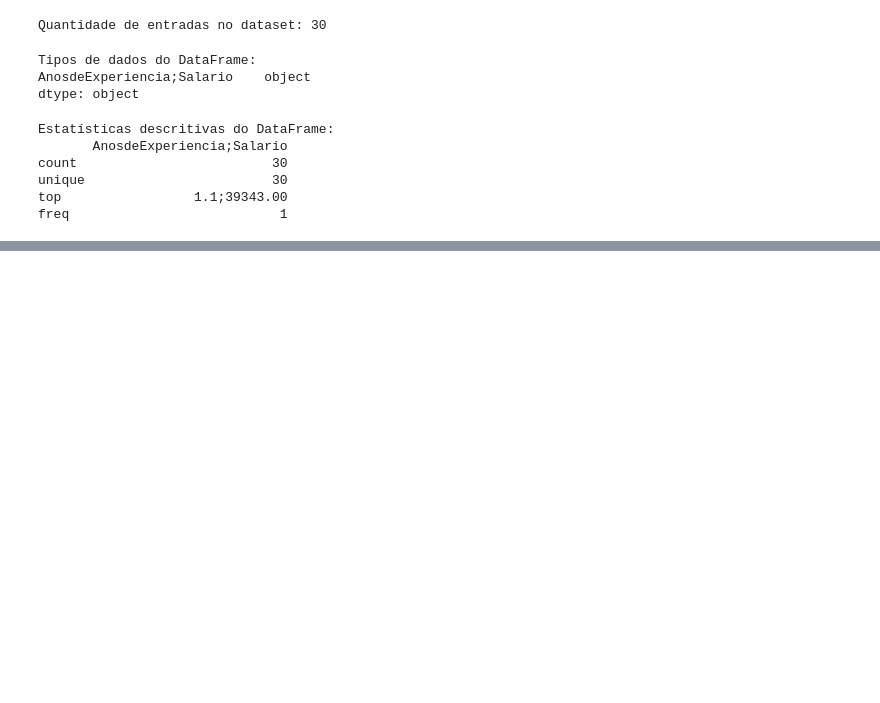
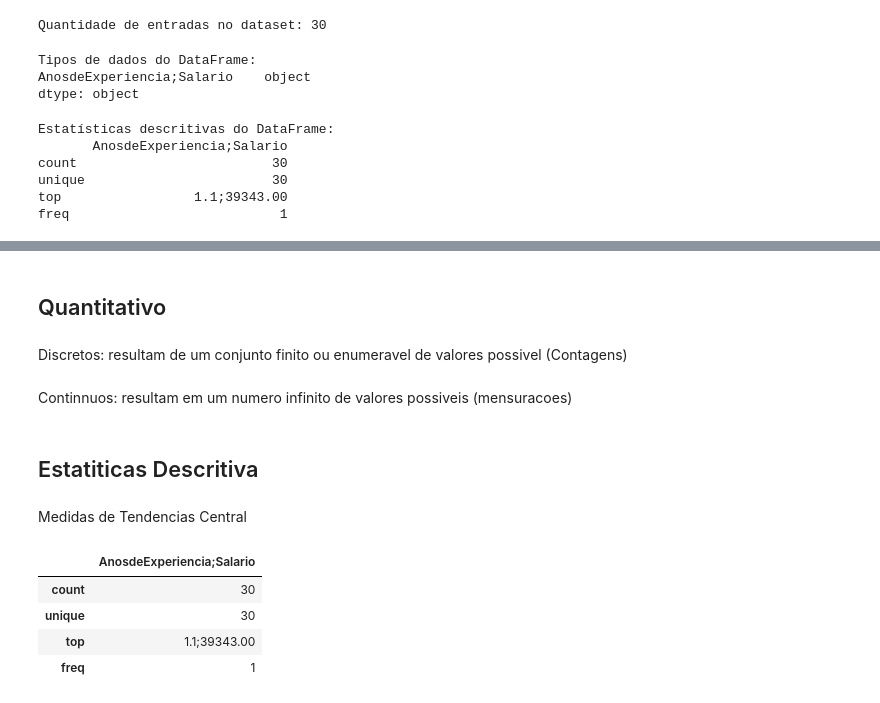
Before and after one commit to CSMDIGITAL/phyton_data_cience, a Jupyter notebook: python_cientista_01.ipynb, the cells around one changed output, grey strips where cells are left out. Drawn from its saved outputs; the diff is of its cells as text; code cells hidden in the pictures; blank space fills up the shorter version.

Commit message:
Estatis.

```diff
--- a/python_cientista_01.ipynb
+++ b/python_cientista_01.ipynb
@@ -504,0 +511,8 @@ freq                           1
+# %%
+import os, pandas as pd
+
+csv_path = "datasets/tempo_salarios.csv"  # ajuste se for outro arquivo
+assert os.path.exists(csv_path), f"Arquivo não encontrado: {csv_path}"
+
+df_total = pd.read_csv(csv_path)  # se seu CSV usar ';', troque para: sep=";"
+df_total.head()
@@ -504,0 +548,18 @@ freq                           1
+# %% [markdown]
+## Quantitativo
+# %% [markdown]
+Discretos: resultam de um conjunto finito ou enumeravel de valores possivel (Contagens)
+# %% [markdown]
+Continnuos: resultam em um numero infinito de valores possiveis (mensuracoes)
+# %% [markdown]
+## Estatiticas Descritiva
+# %% [markdown]
+Medidas de Tendencias Central
+# %%
+df_total.describe()
+# %% [output]
+|  | AnosdeExperiencia;Salario |
+| count | 30 |
+| unique | 30 |
+| top | 1.1;39343.00 |
+| freq | 1 |
```
Also changed, not shown: parts of 8 cells of this notebook, 1 other file.
